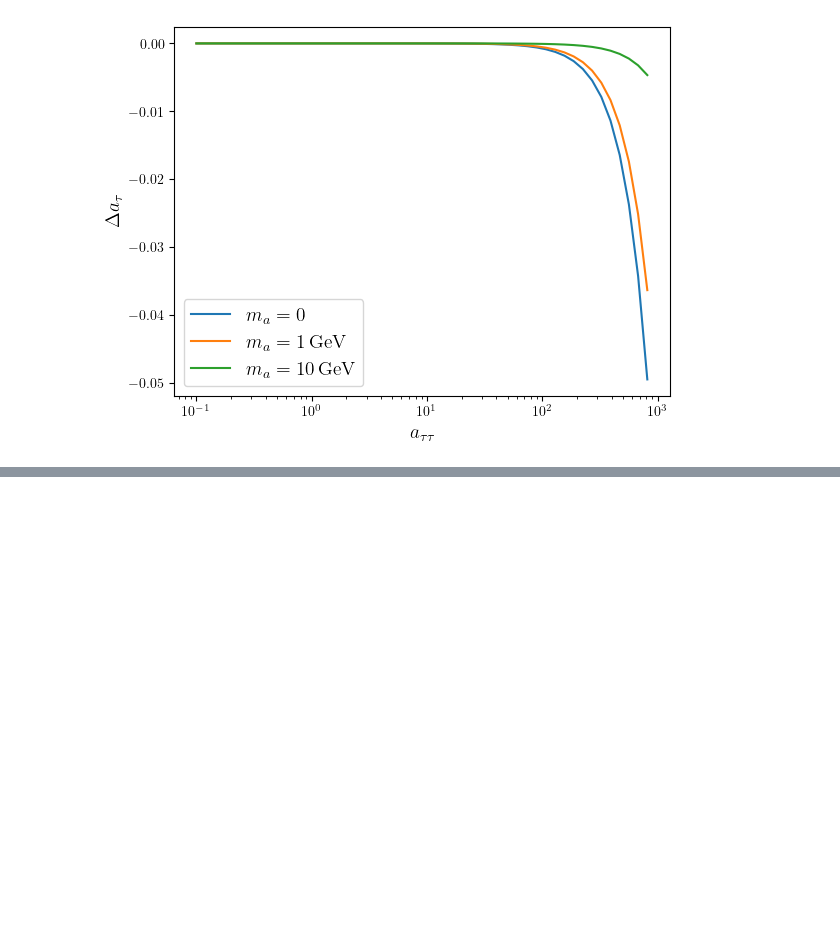
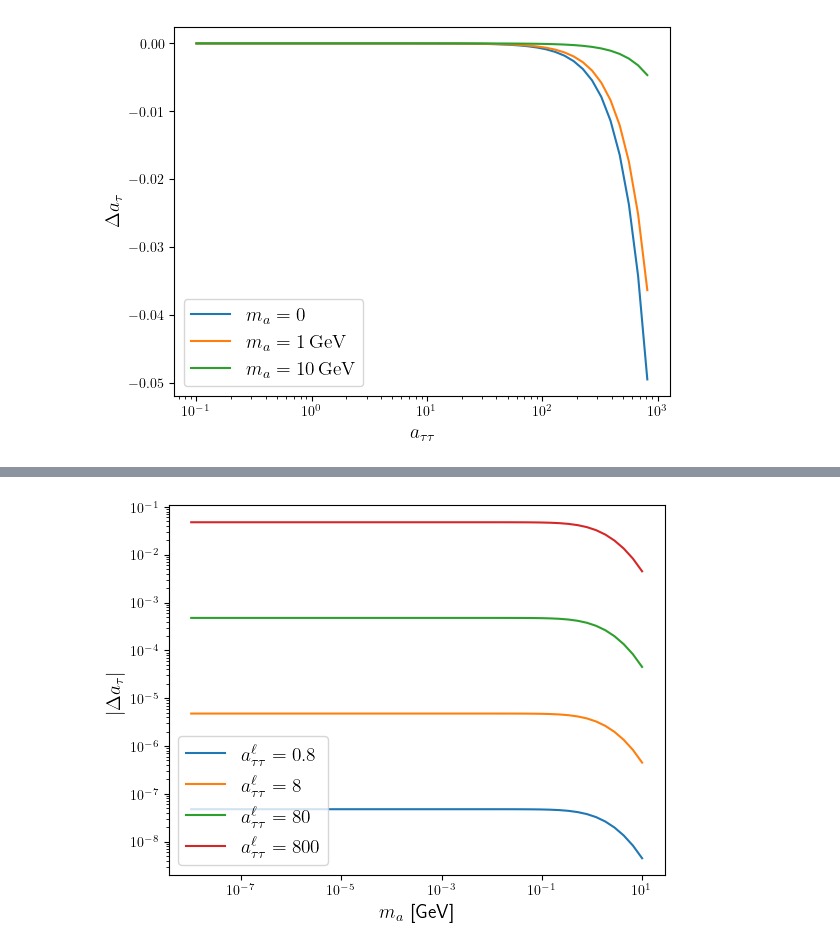
Before and after one commit to Jorge-Alda/Padova2023, a Jupyter notebook: g2tau_ALP.ipynb, the cells around one changed output, grey strips where cells are left out. Drawn from its saved outputs; the diff is of its cells as text; code cells hidden in the pictures; blank space fills up the shorter version.

```diff
--- a/g2tau_ALP.ipynb
+++ b/g2tau_ALP.ipynb
@@ -86,0 +87,11 @@ plt.show()
+# %%
+plt.loglog(x_ma, -y_a1, label=r"$a^\ell_{\tau\tau} = 0.8$")
+plt.loglog(x_ma, -y_a10, label=r"$a^\ell_{\tau\tau} = 8$")
+plt.loglog(x_ma, -y_a100, label=r"$a^\ell_{\tau\tau} = 80$")
+plt.loglog(x_ma, -y_a1000, label=r"$a^\ell_{\tau\tau} = 800$")
+plt.xlabel(r"$m_a$ [GeV]", fontsize=14)
+plt.ylabel(r"$|\Delta a_\tau|$", fontsize=14)
+plt.legend(fontsize=14)
+plt.show()
+# %% [output]
+[figure, added]
```
Also changed, not shown: parts of 2 cells of this notebook, 2 other files.
